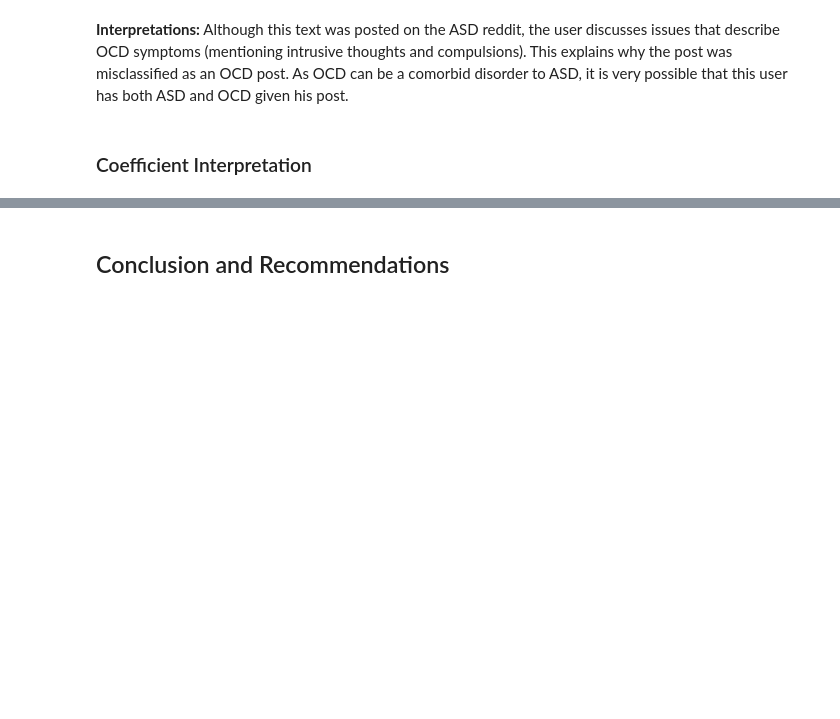
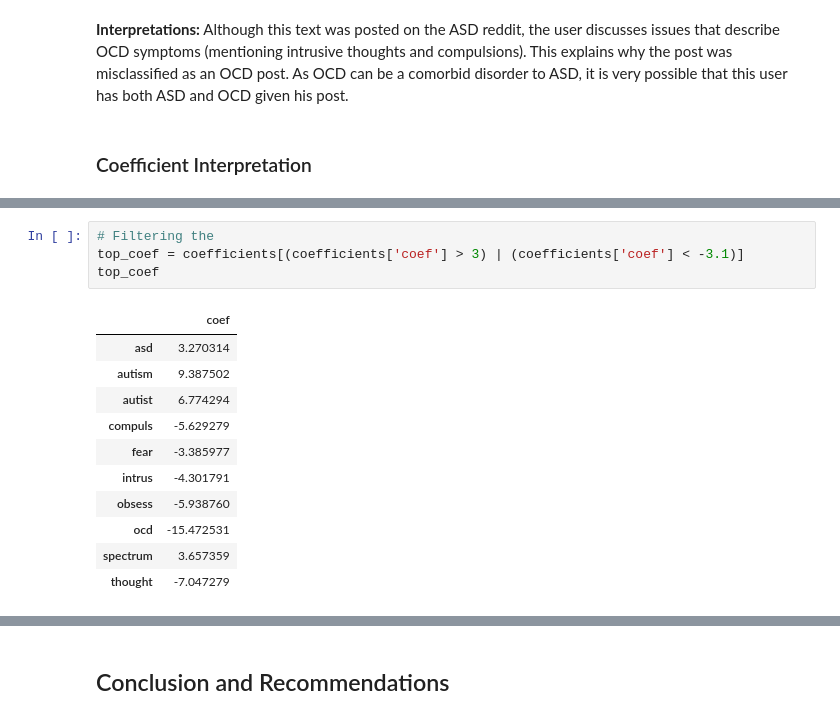
Before and after one commit to JulKelman/Classifying-Reddit-Submissions, a Jupyter notebook: Project Notebook (with stem).ipynb, the cells around one changed output, grey strips where cells are left out. Cells and saved outputs as stored; diff of their text form; blank space fills up the shorter version.

```diff
--- a/Project Notebook (with stem).ipynb
+++ b/Project Notebook (with stem).ipynb
@@ -1014,0 +1077,16 @@ data.loc[2027, 'text']
+# %%
+# Filtering the
+top_coef = coefficients[(coefficients['coef'] > 3) | (coefficients['coef'] < -3.1)]
+top_coef
+# %% [output]
+|  | coef |
+| asd | 3.270314 |
+| autism | 9.387502 |
+| autist | 6.774294 |
+| compuls | -5.629279 |
+| fear | -3.385977 |
+| intrus | -4.301791 |
+| obsess | -5.938760 |
+| ocd | -15.472531 |
+| spectrum | 3.657359 |
+| thought | -7.047279 |
```
Also changed, not shown: parts of 14 cells of this notebook.
